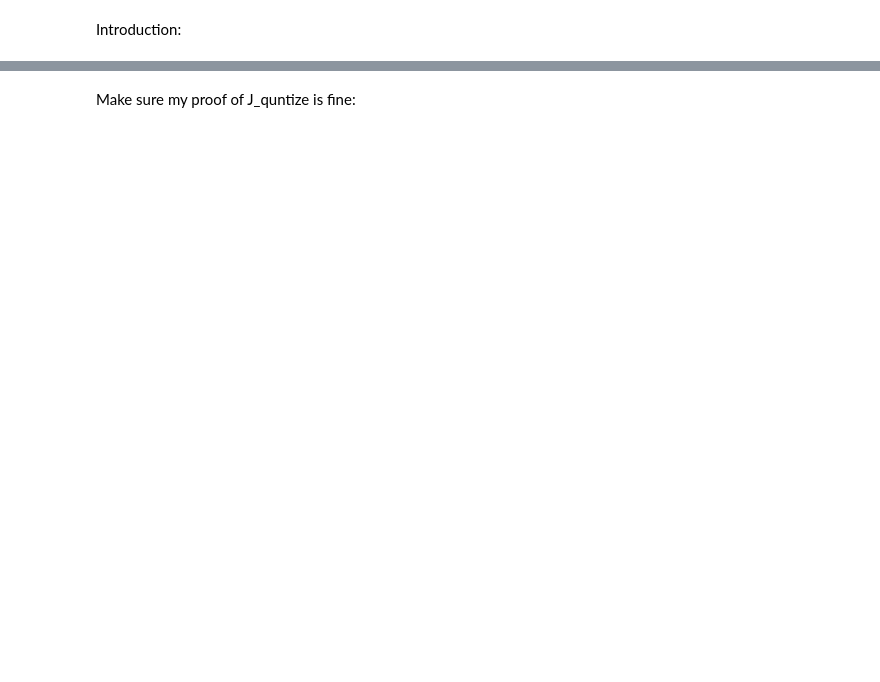
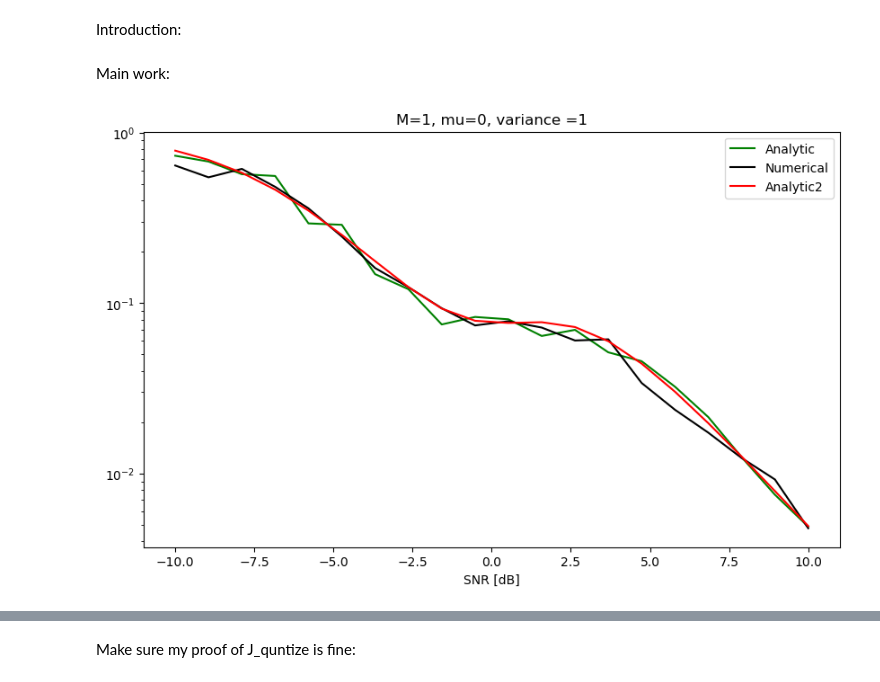
Before and after one commit to mazyaniv/Channel_Estimation, a Jupyter notebook: yaniv.ipynb, the cells around one changed output, grey strips where cells are left out. Cells and saved outputs as stored; diff of their text form; code cells hidden in the pictures; blank space fills up the shorter version.

```diff
--- a/yaniv.ipynb
+++ b/yaniv.ipynb
@@ -50,7 +55,7 @@ def thresh_G(n_q, Mat):
         G_teta=Mat*((mu+1j*mu)*np.ones(M))
     return G_teta.real.reshape(M*n_q, 1), G_teta.imag.reshape(M*n_q, 1)
 # %%
-def x(sigma1,sigma2, n_a,n_q, matrix,thresh_real=0,thresh_im=0): #the observations- function of teta
+def x(sigma1,sigma2, n_a,n_q, matrix,theta=teta,thresh_real=0,thresh_im=0): #the observations- function of teta
     sigma_w_a = sigma1 * (1 / math.sqrt(2))
     real_w_a = np.random.normal(mu, sigma_w_a, M*n_a)
     im_w_a = np.random.normal(mu, sigma_w_a, M*n_a)
@@ -64,16 +69,16 @@ def x(sigma1,sigma2, n_a,n_q, matrix,thresh_real=0,thresh_im=0): #the observatio
     w_q = w_q.reshape(M*n_q, 1)
 
     if M>1:
-        x_a = matrix[0]@teta+w_a
-        y = matrix[1]@teta+w_q
+        x_a = matrix[0]@theta+w_a
+        y = matrix[1]@theta+w_q
     else:
-        x_a = matrix[0]*teta+w_a
-        y = matrix[1]*teta+w_q
+        x_a = matrix[0]*theta+w_a
+        y = matrix[1]*theta+w_q
 
     x_q = (1/math.sqrt(2))*(np.sign(y.real-(thresh_real))+1j*np.sign(y.imag-((thresh_im))))
     return x_a.reshape(M*n_a,), x_q.reshape(M*n_q,)
 # %%
-def samp(sigma1,sigma2, n_a,n_q, matrix, observ,thresh_real,thresh_im): #samples
+def samp(sigma1,sigma2, n_a,n_q, matrix, observ,thresh_real=0,thresh_im=0): #samples
     real_teta_samp = np.random.normal(mu, sigma_teta, (M,observ))
     im_teta_samp = np.random.normal(mu, sigma_teta, (M,observ))
     teta_samp = (real_teta_samp + 1j*im_teta_samp)
@@ -91,7 +96,7 @@ def samp(sigma1,sigma2, n_a,n_q, matrix, observ,thresh_real,thresh_im): #samples
     x_a_samp = (matrix[0]@teta_samp)+w_a_samp
     y_samp = (matrix[1]@teta_samp) + w_q_samp
 
-    x_q_samp = (1/math.sqrt(2))*(np.sign(y_samp.real-(thresh_real)+1j * np.sign(y_samp.imag-((thresh_im)))))
+    x_q_samp = (1/math.sqrt(2))*(np.sign(y_samp.real-(thresh_real))+(1j*(np.sign(y_samp.imag-((thresh_im))))))
     return x_a_samp, x_q_samp, teta_samp
 # %%
 def samp_teta(observ): #samples-for CRB function (d_k)
@@ -105,6 +110,8 @@ def covariance(v1,v2):
     normv2 = np.mean(v2,1)
     v = v1-normv1.reshape(np.shape(v1)[0],1)
     u = v2 -normv2.reshape(np.shape(v2)[0],1)
-    result = [v[:,i].reshape(np.shape(v)[0], 1)@u[:,i].transpose().reshape(1, np.shape(u)[0]) for i in range(np.shape(v)[1])]
+    result = [v[:,i].reshape(np.shape(v)[0], 1)@u[:,i].conjugate().transpose().reshape(1, np.shape(u)[0]) for i in range(np.shape(v)[1])]
     return np.sum(result,0)/(np.shape(v)[1]-1)
+# %% [markdown]
+Main work:
 # %%
@@ -196,0 +185,23 @@ def MSE_zertothresh_analytic(sigma1,sigma2, n_a,n_q):
+# %%
+sim = 100
+na = 2
+nq = 40
+sigma_space_new = np.logspace(-1,1,20)
+matrix_const = Matrix(na,nq)
+
+
+L_Estimator_biglaw = [MSE_biglaw(sigma_space_new[i],sigma_space_new[i], na, nq, matrix_const, sim) for i in range(len(sigma_space_new))]
+L_Estimator_numerical1 = [MSE_general_numerical(sigma_space_new[i],sigma_space_new[i], na,nq, matrix_const, sim) for i in range(len(sigma_space_new))]
+L_Estimator_analytic = [MSE_zertothresh_analytic(sigma_space_new[i],sigma_space_new[i], na, nq) for i in range(len(sigma_space_new))]
+######################
+fig = plt.figure(figsize=(10, 6))
+plt.plot(10*np.log10(1/sigma_space_new), L_Estimator_biglaw, color = "green", label = "Analytic")
+plt.plot(10*np.log10(1/sigma_space_new), L_Estimator_numerical1, color = "black", label = "Numerical")
+plt.plot(10*np.log10(1/sigma_space_new), L_Estimator_analytic, color = "red", label = "Analytic2")
+plt.title("M={}, mu={}, variance ={}".format(M,mu,round(2*pow(sigma_teta,2))))
+plt.yscale('log')
+plt.xlabel("SNR [dB]")
+plt.legend()
+plt.show()
+# %% [output]
+[figure, added]
```
Also changed, not shown: parts of 17 cells of this notebook.
